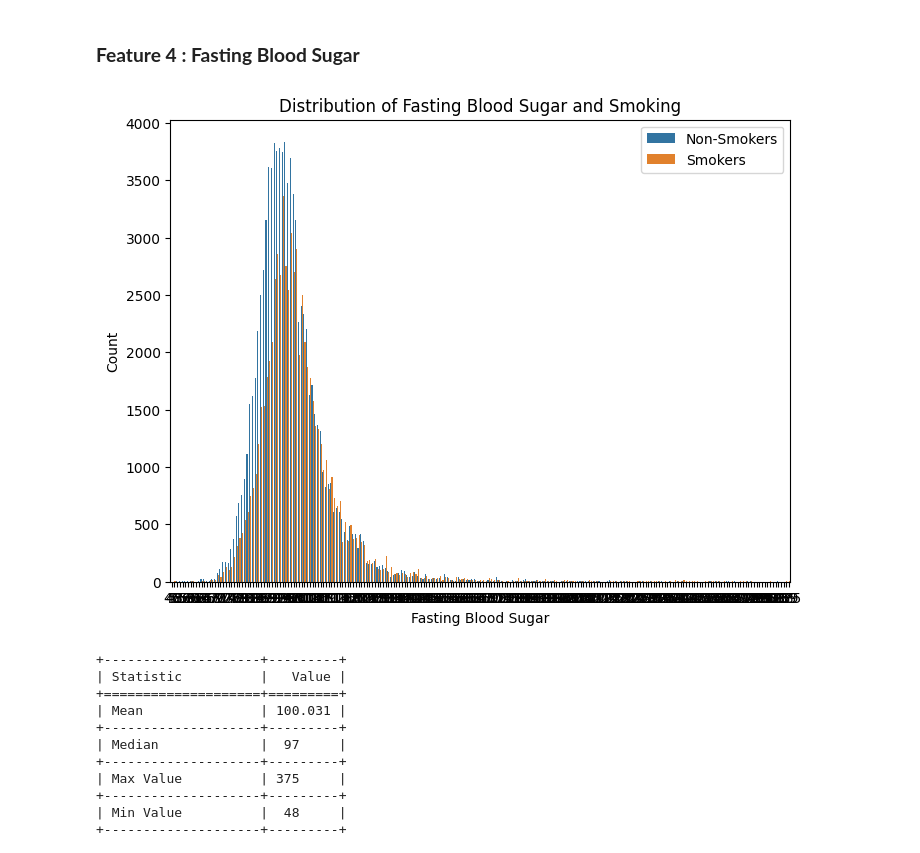
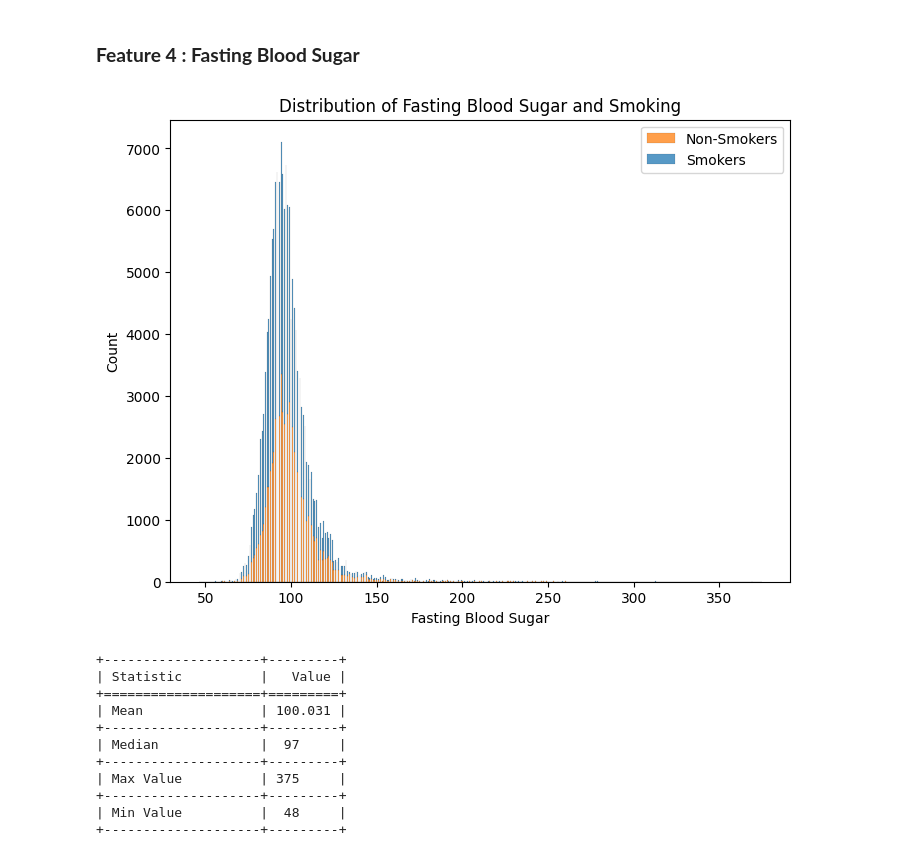
Before and after one commit to ahmedoy/SmokingData-Classification, a Jupyter notebook: data_analysis.ipynb, the cells around one changed output. Cells and saved outputs as stored; diff of their text form; code cells hidden in the pictures.

```diff
--- a/data_analysis.ipynb
+++ b/data_analysis.ipynb
@@ -246,16 +378,15 @@ plt.show()
 # %% [markdown]
 ### **Feature 4 : Fasting Blood Sugar**
 # %%
-# Dental Caries Feature with respect to the target Histogram
 plt.figure(figsize=(8, 6))
-sns.countplot(x="fasting blood sugar", data=df, hue="smoking")
+sns.histplot(data=df, x="fasting blood sugar", hue="smoking", multiple="stack")
 plt.xlabel('Fasting Blood Sugar')
 plt.ylabel('Count')
 plt.title('Distribution of Fasting Blood Sugar and Smoking')
 plt.legend(labels=["Non-Smokers", "Smokers"])
 plt.show()
 # %% [output]
-[figure, old version]
+[figure, new version]
 # %%
 
 # Analyzing Fasting Blood Sugar Feature with smokers
```
Also changed, not shown: parts of 6 cells of this notebook.
